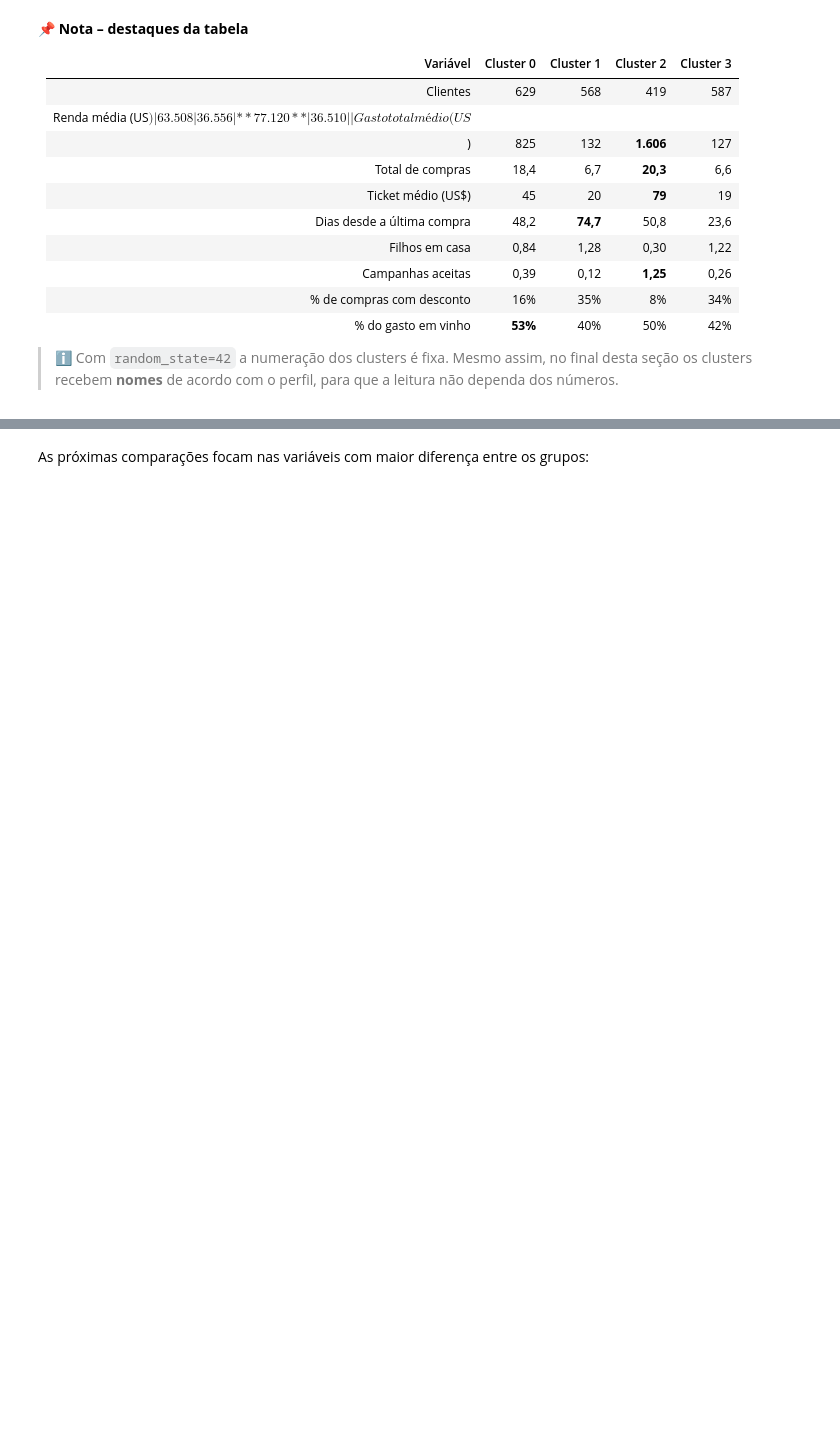
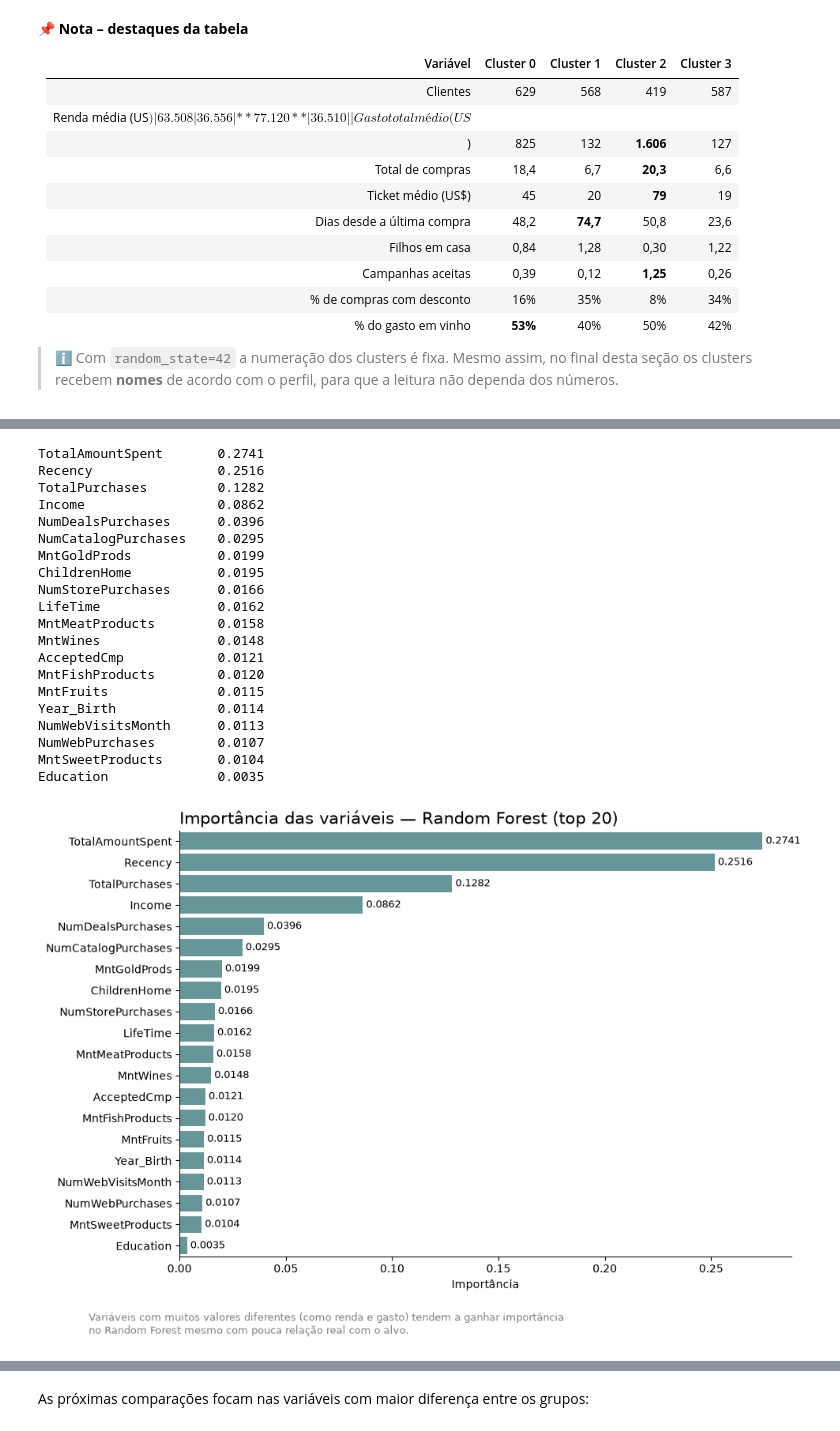
Before and after one commit to RafaelSilva89/Analise_de_clusters_para_segmentar_os_clientes, a Jupyter notebook: Notebooks/Análise de Segmentação de Clientes - v2.ipynb, the cells around one changed output, grey strips where cells are left out. Drawn from its saved outputs; the diff is of its cells as text; code cells hidden in the pictures; blank space fills up the shorter version.

```diff
--- a/Notebooks/Análise de Segmentação de Clientes - v2.ipynb
+++ b/Notebooks/Análise de Segmentação de Clientes - v2.ipynb
@@ -1545,0 +1562,42 @@ df_final.groupby('cluster').mean()
+# %%
+X_sel = df_final[COLUNAS_MODELO]
+y_sel = df_final['cluster']
+
+# Random Forest - classificação das melhores variáveis
+importances = importancia_random_forest(X_sel, y_sel, tipo='classificacao', semente=42)
+print(importances.head(20).round(4).to_string())
+
+topo_rf = importances.head(20)
+fig, ax = plt.subplots(figsize=(10, 7))
+sns.barplot(x=topo_rf.values, y=topo_rf.index, orient='h', color='cadetblue', ax=ax)
+ax.bar_label(ax.containers[0], labels=[f'{v:.4f}' for v in topo_rf.values], padding=3, fontsize=9)
+ax.set_title('Importância das variáveis — Random Forest (top 20)', fontsize=15, loc='left')
+ax.set_xlabel('Importância')
+ax.set_ylabel('')
+fig.text(0.01, -0.03, 'Variáveis com muitos valores diferentes (como renda e gasto) tendem a ganhar importância\n'
+                      'no Random Forest mesmo com pouca relação real com o alvo.', fontsize=9, color='gray')
+sns.despine()
+plt.savefig('../Imagens/Importancia RF (selecao).png', bbox_inches='tight')
+plt.show()
+# %% [output]
+TotalAmountSpent       0.2741
+Recency                0.2516
+TotalPurchases         0.1282
+Income                 0.0862
+NumDealsPurchases      0.0396
+NumCatalogPurchases    0.0295
+MntGoldProds           0.0199
+ChildrenHome           0.0195
+NumStorePurchases      0.0166
+LifeTime               0.0162
+MntMeatProducts        0.0158
+MntWines               0.0148
+AcceptedCmp            0.0121
+MntFishProducts        0.0120
+MntFruits              0.0115
+Year_Birth             0.0114
+NumWebVisitsMonth      0.0113
+NumWebPurchases        0.0107
+MntSweetProducts       0.0104
+Education              0.0035
+[figure, added]
```
Also changed, not shown: parts of 28 cells of this notebook, 4 other files.
